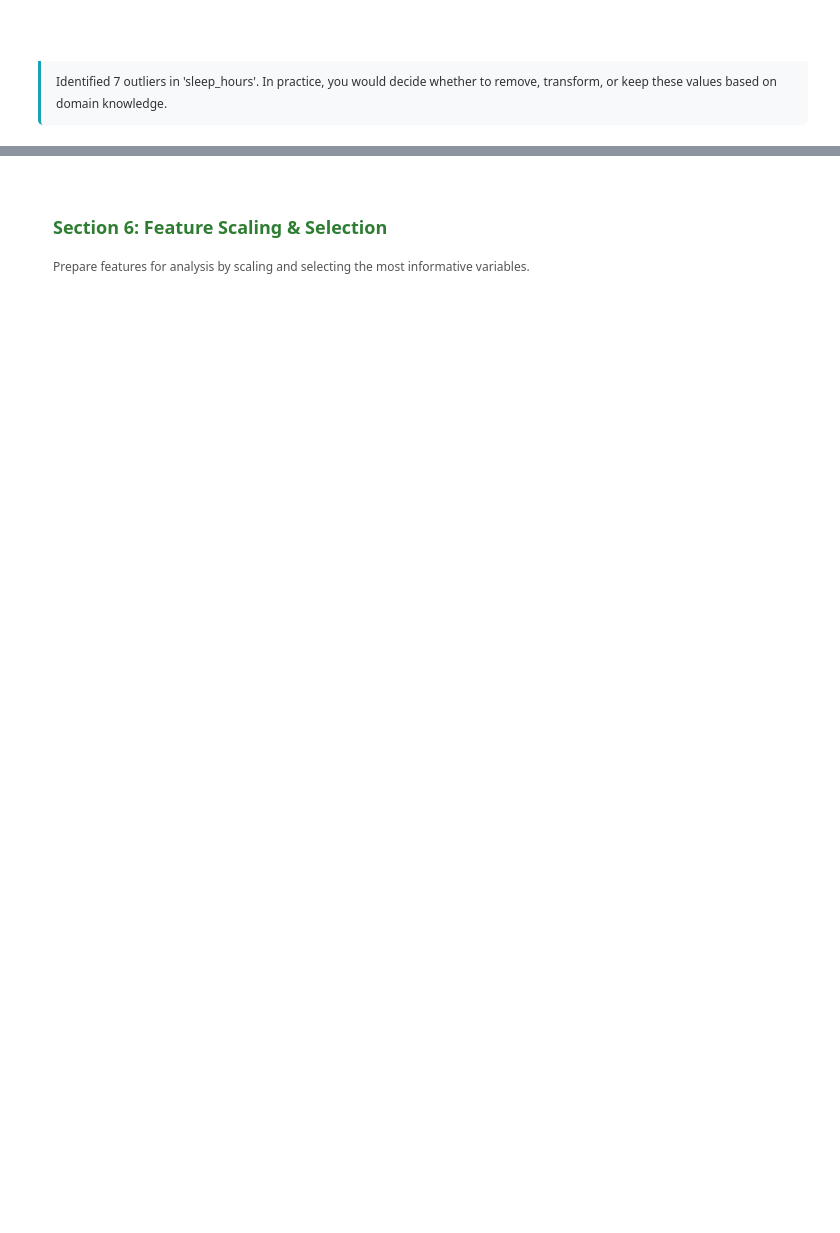
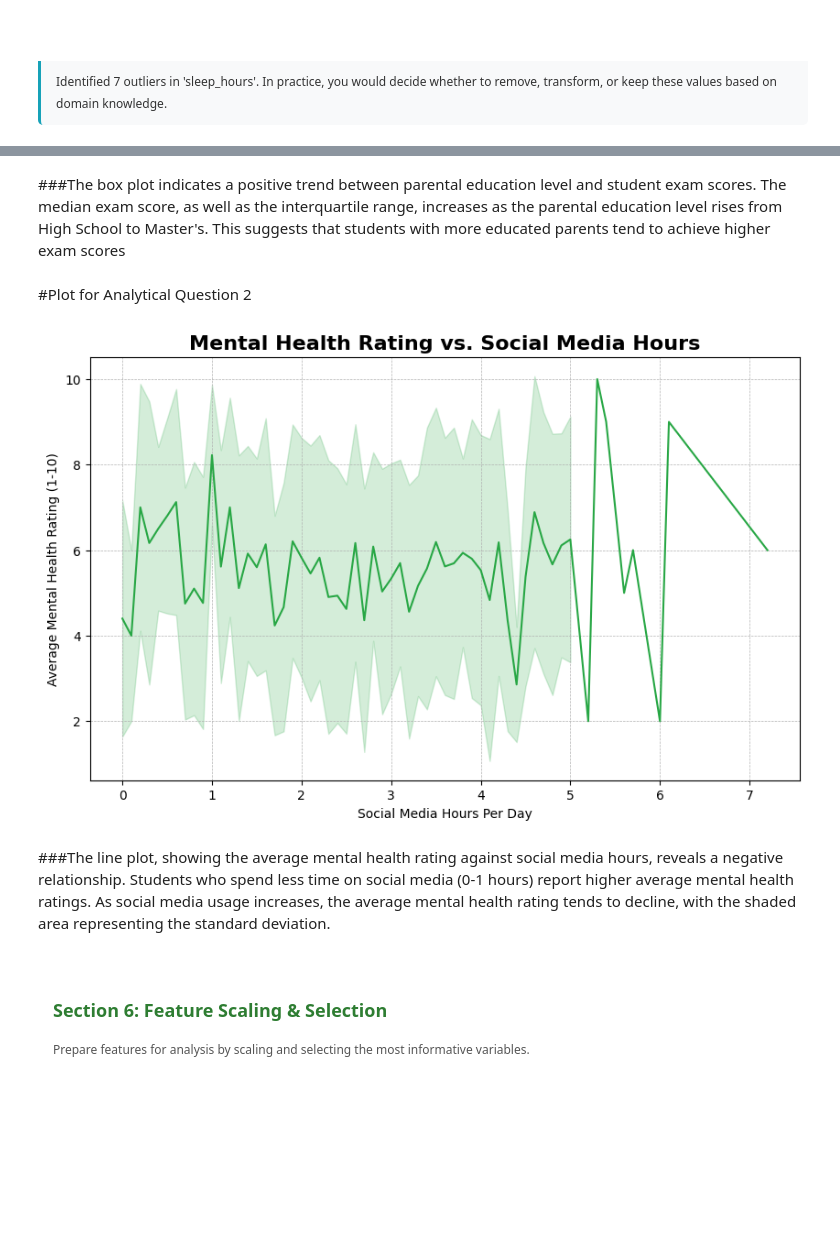
Before and after one commit to Kruthikasv/Address-Formatting-API, a Jupyter notebook: Lab 01_DataProcessing.ipynb, the cells around one changed output, grey strips where cells are left out. Drawn from its saved outputs; the diff is of its cells as text; code cells hidden in the pictures; blank space fills up the shorter version.

```diff
--- a/Lab 01_DataProcessing.ipynb
+++ b/Lab 01_DataProcessing.ipynb
@@ -688,3 +723,20 @@ Identified 7 outliers in 'sleep_hours'. In practice, you would decide whether to
+# %% [markdown]
+###The box plot indicates a positive trend between parental education level and student exam scores. The median exam score, as well as the interquartile range, increases as the parental education level rises from High School to Master's. This suggests that students with more educated parents tend to achieve higher exam scores
+# %% [markdown]
+#Plot for Analytical Question 2
+# %%
+# Question 3: How does daily time spent on social media relate to a student's mental health rating?
+plt.figure(figsize=(10, 6))
+sns.lineplot(x='social_media_hours', y='mental_health_rating', data=df, errorbar='sd', color='#28a745')
+plt.title('Mental Health Rating vs. Social Media Hours', fontsize=16, fontweight='bold')
+plt.xlabel('Social Media Hours Per Day')
+plt.ylabel('Average Mental Health Rating (1-10)')
+plt.grid(True, which='both', linestyle='--', linewidth=0.5)
+plt.show()
+# %% [output]
+[figure, added]
+# %% [markdown]
+###The line plot, showing the average mental health rating against social media hours, reveals a negative relationship. Students who spend less time on social media (0-1 hours) report higher average mental health ratings. As social media usage increases, the average mental health rating tends to decline, with the shaded area representing the standard deviation.
 # %% [markdown]
 <div style="background: linear-gradient(90deg, #e8f5e9 0%, #c8e6c9 100%); padding: 15px; border-radius: 5px; margin: 20px 0;">
     <h2 style="color: #2e7d32; font-size: 18px; margin: 0;">Section 6: Feature Scaling & Selection</h2>
```
Also changed, not shown: parts of 11 cells of this notebook.
